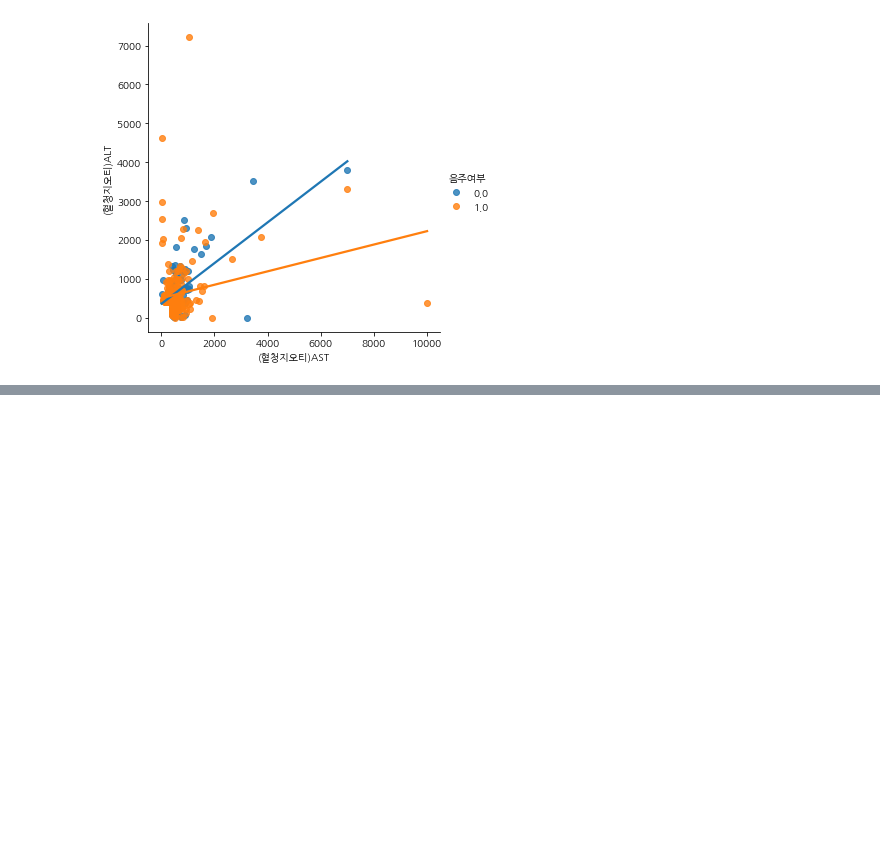
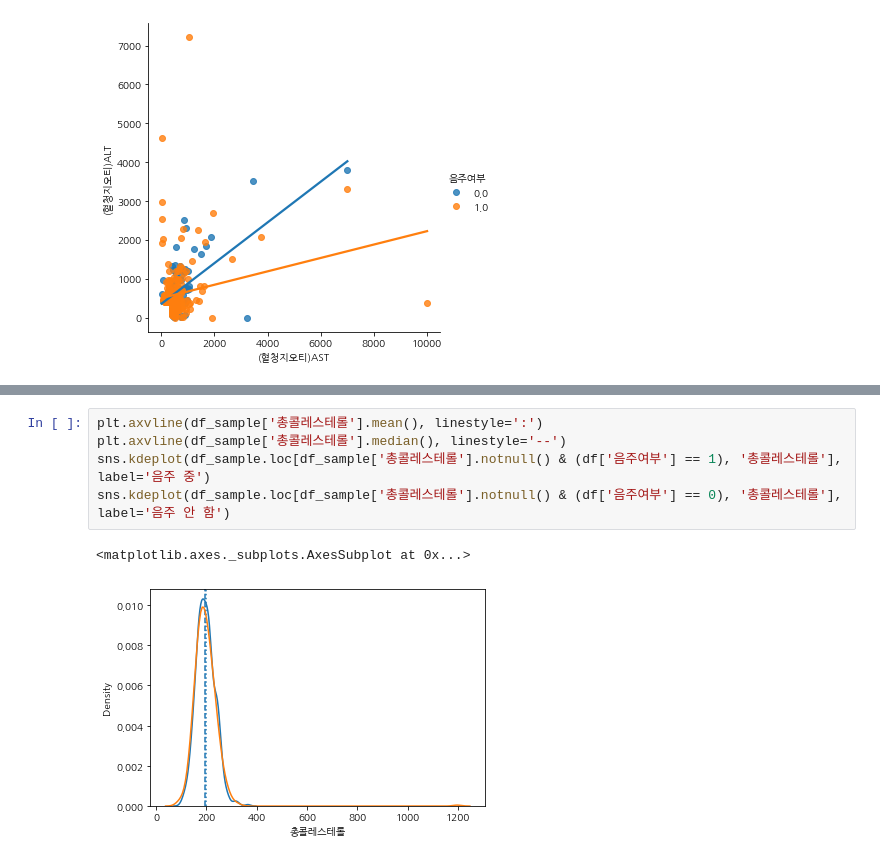
Before and after one commit to sejinseo/Itwill_Python, a Jupyter notebook: 부스트코스.ipynb, the cells around one changed output, grey strips where cells are left out. Cells and saved outputs as stored; diff of their text form; blank space fills up the shorter version.

```diff
--- a/부스트코스.ipynb
+++ b/부스트코스.ipynb
@@ -488,0 +536,8 @@ df_ASLT_high_8000.iloc[:, 10:27]
+# %%
+plt.axvline(df_sample['총콜레스테롤'].mean(), linestyle=':')
+plt.axvline(df_sample['총콜레스테롤'].median(), linestyle='--')
+sns.kdeplot(df_sample.loc[df_sample['총콜레스테롤'].notnull() & (df['음주여부'] == 1), '총콜레스테롤'], label='음주 중')
+sns.kdeplot(df_sample.loc[df_sample['총콜레스테롤'].notnull() & (df['음주여부'] == 0), '총콜레스테롤'], label='음주 안 함')
+# %% [output]
+<matplotlib.axes._subplots.AxesSubplot at 0x...>
+[figure, added]
```
Also changed, not shown: parts of 15 cells of this notebook.
